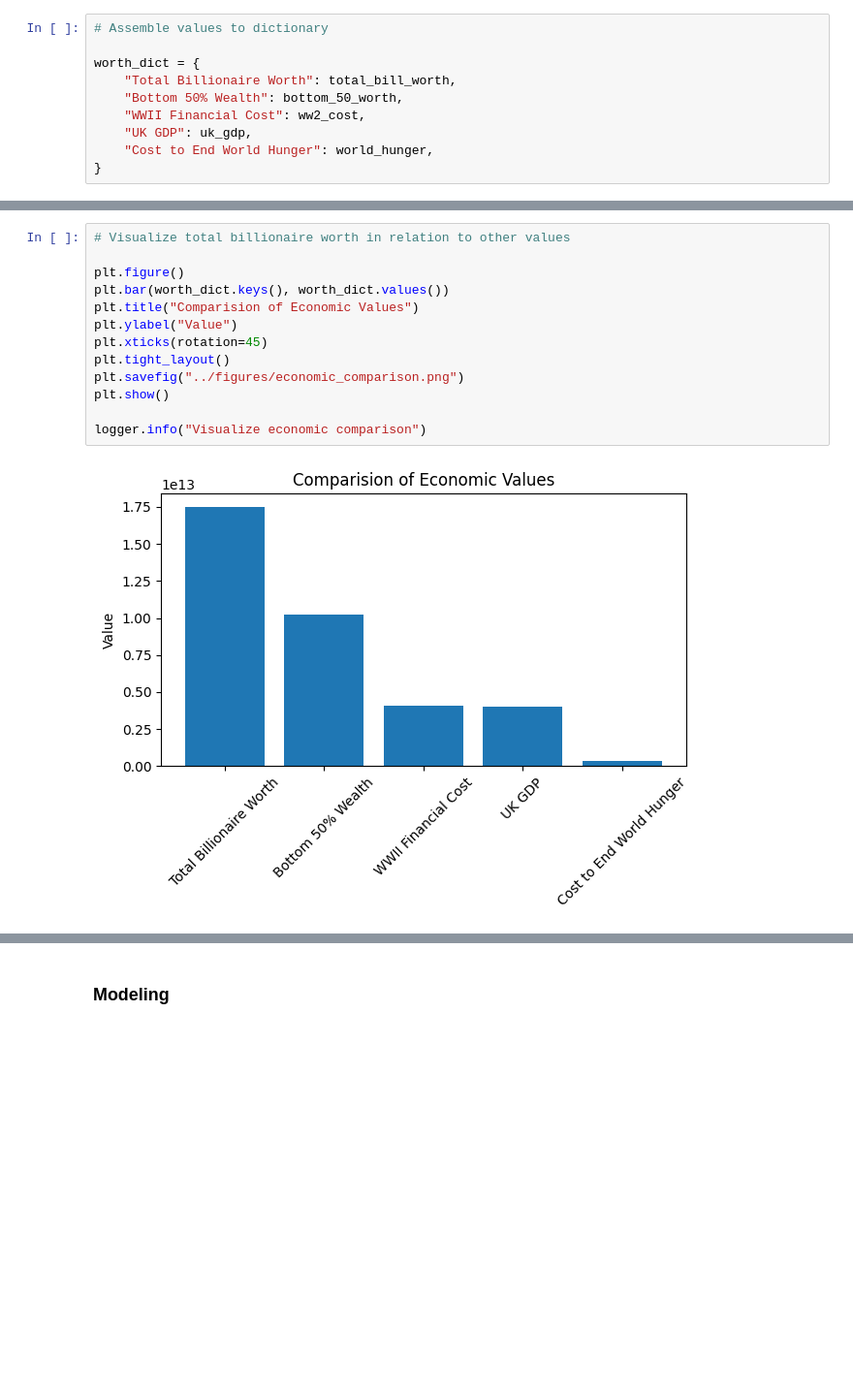
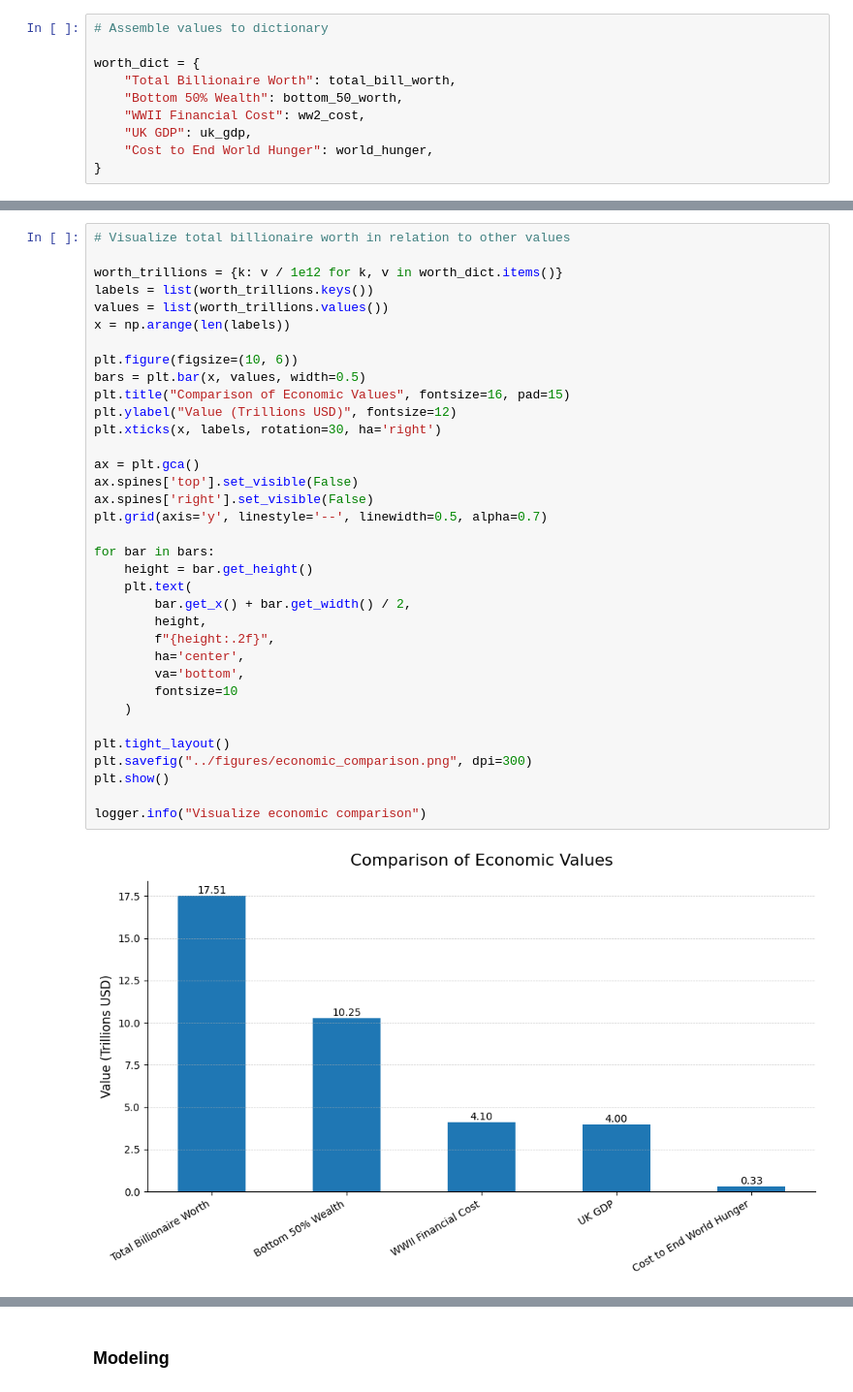
Before and after one commit to masonnicoletti/billionaire-analysis, a Jupyter notebook: pipeline/data_analysis.ipynb, the cells around one changed output, grey strips where cells are left out. Shown at 97% size. Drawn from its saved outputs; the diff is of its cells as text; blank space fills up the shorter version.

```diff
--- a/pipeline/data_analysis.ipynb
+++ b/pipeline/data_analysis.ipynb
@@ -329,15 +334,37 @@ logger.info("Visualize total billionaire worth")
 # %%
 # Visualize total billionaire worth in relation to other values
 
-plt.figure()
-plt.bar(worth_dict.keys(), worth_dict.values())
-plt.title("Comparision of Economic Values")
-plt.ylabel("Value")
-plt.xticks(rotation=45)
+worth_trillions = {k: v / 1e12 for k, v in worth_dict.items()}
+labels = list(worth_trillions.keys())
+values = list(worth_trillions.values())
+x = np.arange(len(labels))
+
+plt.figure(figsize=(10, 6))
+bars = plt.bar(x, values, width=0.5)
+plt.title("Comparison of Economic Values", fontsize=16, pad=15)
+plt.ylabel("Value (Trillions USD)", fontsize=12)
+plt.xticks(x, labels, rotation=30, ha='right')
+
+ax = plt.gca()
+ax.spines['top'].set_visible(False)
+ax.spines['right'].set_visible(False)
+plt.grid(axis='y', linestyle='--', linewidth=0.5, alpha=0.7)
+
+for bar in bars:
+    height = bar.get_height()
+    plt.text(
+        bar.get_x() + bar.get_width() / 2,
+        height,
+        f"{height:.2f}",
+        ha='center',
+        va='bottom',
+        fontsize=10
+    )
+
 plt.tight_layout()
-plt.savefig("../figures/economic_comparison.png")
+plt.savefig("../figures/economic_comparison.png", dpi=300)
 plt.show()
 
 logger.info("Visualize economic comparison")
 # %% [output]
-[figure, old version]
+[figure, new version]
```
Also changed, not shown: parts of 16 cells of this notebook, 3 other files.
